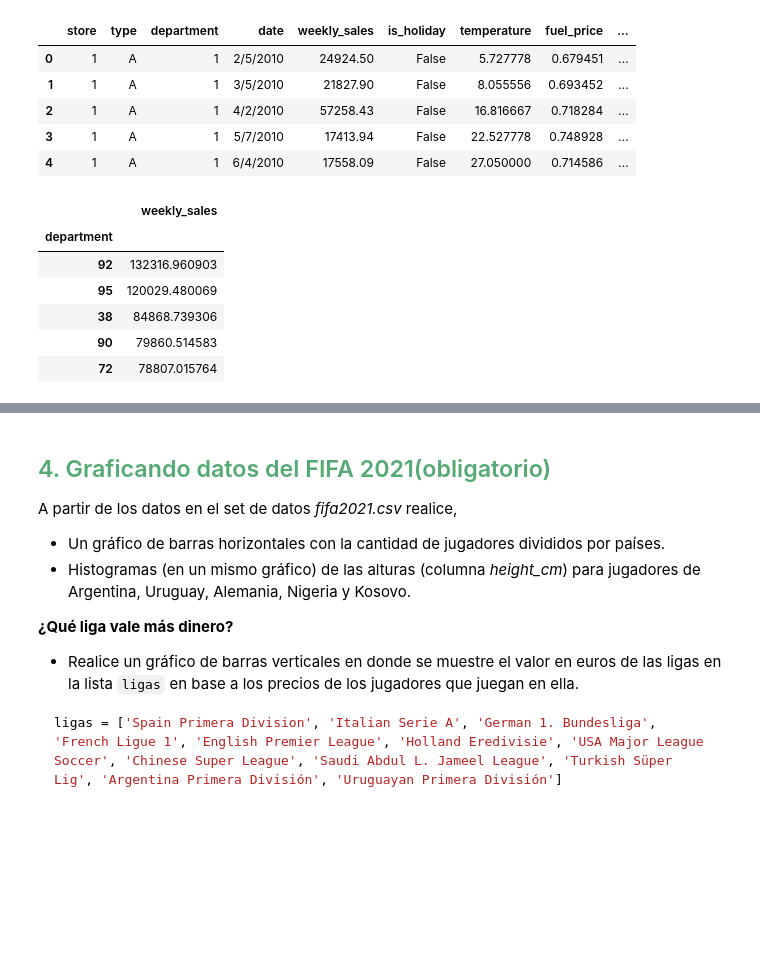
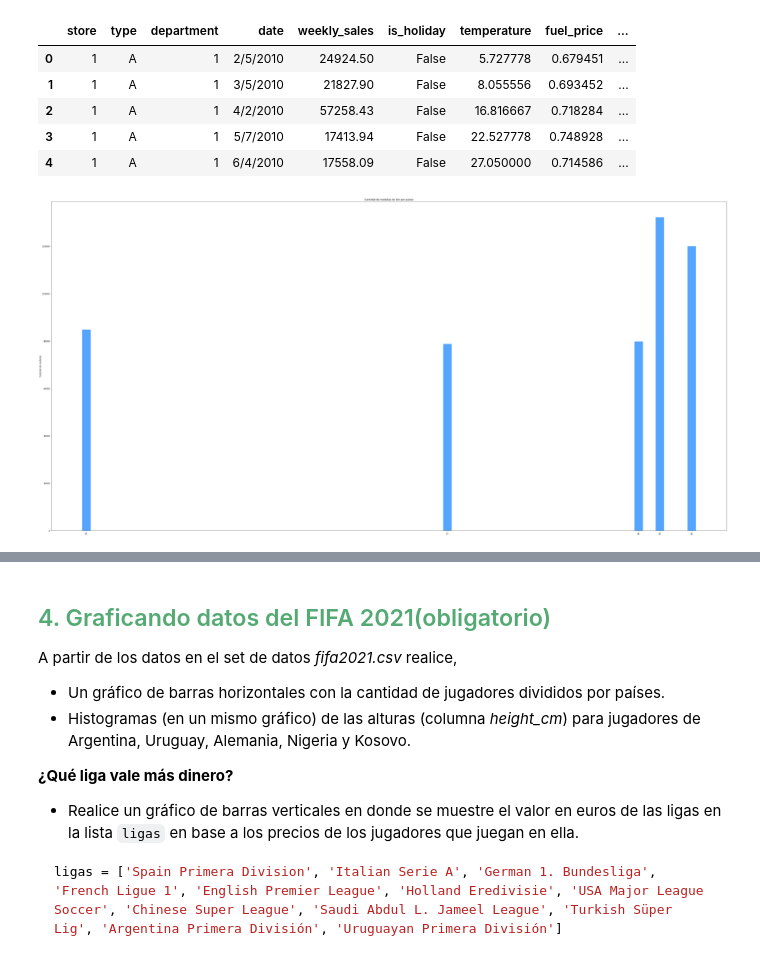
Before and after one commit to maximilianog258/PDAMaxiG, a Jupyter notebook: Ejercitación - Matplotlib/Ejercitación-Matplotlib.ipynb, the cells around one changed output, grey strips where cells are left out. Drawn from its saved outputs; the diff is of its cells as text; code cells hidden in the pictures; blank space fills up the shorter version.

```diff
--- a/Ejercitación - Matplotlib/Ejercitación-Matplotlib.ipynb
+++ b/Ejercitación - Matplotlib/Ejercitación-Matplotlib.ipynb
@@ -222,21 +222,23 @@ datwalmart.head()
 # %%
 ## TODO 3
 
 cantdep= datwalmart["department"].unique()
 cantdep.sort()
 cantdep
 
 mediadep = datwalmart[datwalmart["department"].isin(cantdep)].pivot_table(values = "weekly_sales", index = "department",
                                                                   aggfunc = np.mean)
 
 mayor=mediadep.sort_values(by="weekly_sales", ascending=False)[0:5]
 mayor
+
+fig, ax = plt.subplots(figsize=(60,30))
+ax.bar(mayor.index, mayor["weekly_sales"], color = "#55a5ff")
+ax.set_xticks([index for index in mayor.index]) ##sin esta linea nos arroja un warning
+ax.set_xticklabels(mayor.index, rotation=90)
+ax.set_ylabel("Cantidad de medallas")
+ax.set_title("Cantidad de medallas de Oro por países")
+plt.show()
 # %% [output]
-|  | weekly_sales |
-| department |  |
-| 92 | 132316.960903 |
-| 95 | 120029.480069 |
-| 38 | 84868.739306 |
-| 90 | 79860.514583 |
-| 72 | 78807.015764 |
+[figure, added]
 # %%
```
Also changed, not shown: parts of 4 cells of this notebook.
